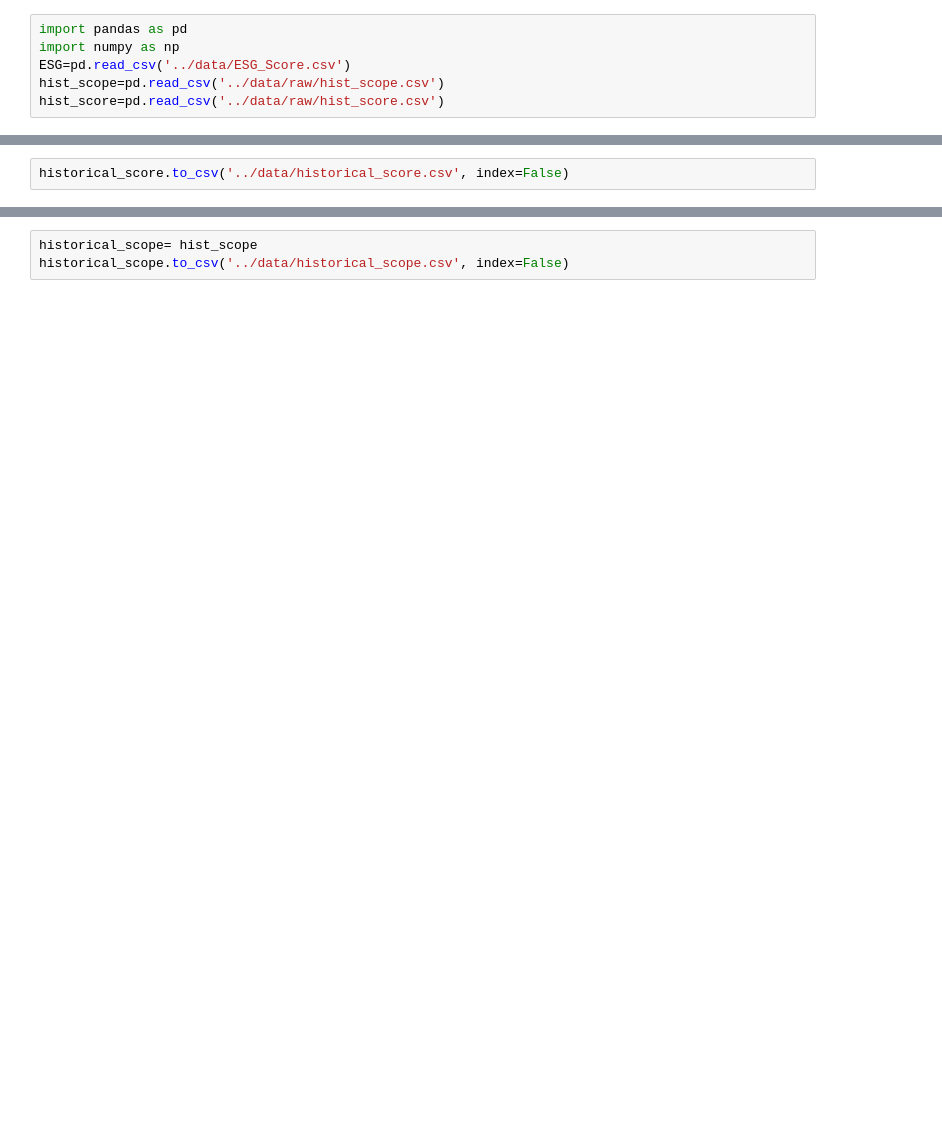
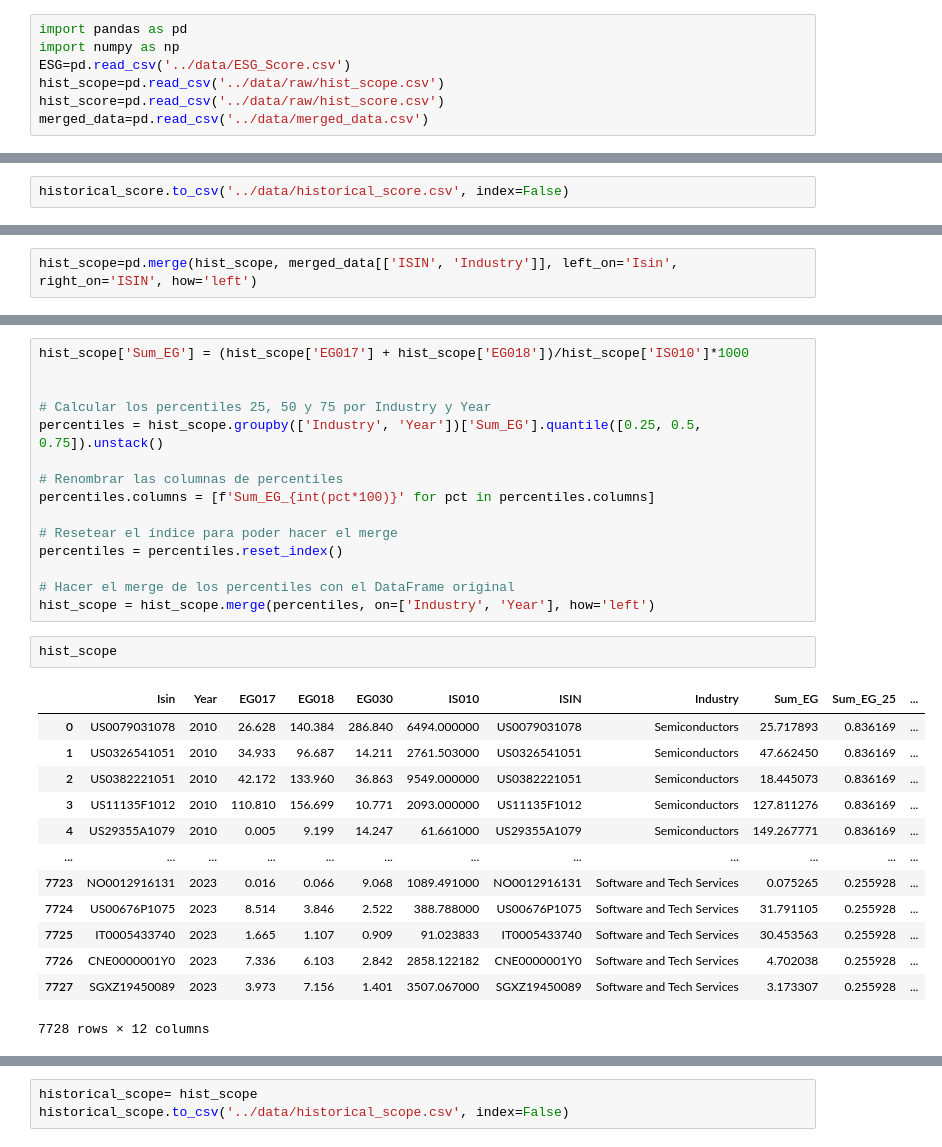
Before and after one commit to VeroOli/ESG-Intelligence-Final_Project-Ironhack, a Jupyter notebook: notebooks/Historical.ipynb, the cells around one changed output, grey strips where cells are left out. Saved outputs shown, nothing was run; the diff lists cells and outputs as text; blank space fills up the shorter version.

```diff
--- a/notebooks/Historical.ipynb
+++ b/notebooks/Historical.ipynb
@@ -4,6 +4,7 @@ import numpy as np
 ESG=pd.read_csv('../data/ESG_Score.csv')
 hist_scope=pd.read_csv('../data/raw/hist_scope.csv')
 hist_score=pd.read_csv('../data/raw/hist_score.csv')
+merged_data=pd.read_csv('../data/merged_data.csv')
 # %%
 hist_score
 # %% [output]
@@ -132,0 +124,2 @@ hist_scope
+# %%
+hist_scope=pd.merge(hist_scope, merged_data[['ISIN', 'Industry']], left_on='Isin', right_on='ISIN', how='left')
@@ -132,0 +142,31 @@ hist_scope
+# %%
+hist_scope['Sum_EG'] = (hist_scope['EG017'] + hist_scope['EG018'])/hist_scope['IS010']*1000
+
+
+# Calcular los percentiles 25, 50 y 75 por Industry y Year
+percentiles = hist_scope.groupby(['Industry', 'Year'])['Sum_EG'].quantile([0.25, 0.5, 0.75]).unstack()
+
+# Renombrar las columnas de percentiles
+percentiles.columns = [f'Sum_EG_{int(pct*100)}' for pct in percentiles.columns]
+
+# Resetear el índice para poder hacer el merge
+percentiles = percentiles.reset_index()
+
+# Hacer el merge de los percentiles con el DataFrame original
+hist_scope = hist_scope.merge(percentiles, on=['Industry', 'Year'], how='left')
+# %%
+hist_scope
+# %% [output]
+|  | Isin | Year | EG017 | EG018 | EG030 | IS010 | ISIN | Industry | Sum_EG | Sum_EG_25 | ... |
+| 0 | US0079031078 | 2010 | 26.628 | 140.384 | 286.840 | 6494.000000 | US0079031078 | Semiconductors | 25.717893 | 0.836169 | ... |
+| 1 | US0326541051 | 2010 | 34.933 | 96.687 | 14.211 | 2761.503000 | US0326541051 | Semiconductors | 47.662450 | 0.836169 | ... |
+| 2 | US0382221051 | 2010 | 42.172 | 133.960 | 36.863 | 9549.000000 | US0382221051 | Semiconductors | 18.445073 | 0.836169 | ... |
+| 3 | US11135F1012 | 2010 | 110.810 | 156.699 | 10.771 | 2093.000000 | US11135F1012 | Semiconductors | 127.811276 | 0.836169 | ... |
+| 4 | US29355A1079 | 2010 | 0.005 | 9.199 | 14.247 | 61.661000 | US29355A1079 | Semiconductors | 149.267771 | 0.836169 | ... |
+| ... | ... | ... | ... | ... | ... | ... | ... | ... | ... | ... | ... |
+| 7723 | NO0012916131 | 2023 | 0.016 | 0.066 | 9.068 | 1089.491000 | NO0012916131 | Software and Tech Services | 0.075265 | 0.255928 | ... |
+| 7724 | US00676P1075 | 2023 | 8.514 | 3.846 | 2.522 | 388.788000 | US00676P1075 | Software and Tech Services | 31.791105 | 0.255928 | ... |
+| 7725 | IT0005433740 | 2023 | 1.665 | 1.107 | 0.909 | 91.023833 | IT0005433740 | Software and Tech Services | 30.453563 | 0.255928 | ... |
+| 7726 | CNE0000001Y0 | 2023 | 7.336 | 6.103 | 2.842 | 2858.122182 | CNE0000001Y0 | Software and Tech Services | 4.702038 | 0.255928 | ... |
+| 7727 | SGXZ19450089 | 2023 | 3.973 | 7.156 | 1.401 | 3507.067000 | SGXZ19450089 | Software and Tech Services | 3.173307 | 0.255928 | ... |
+7728 rows × 12 columns
```
Also changed, not shown: parts of 9 cells of this notebook, 22 other files.
